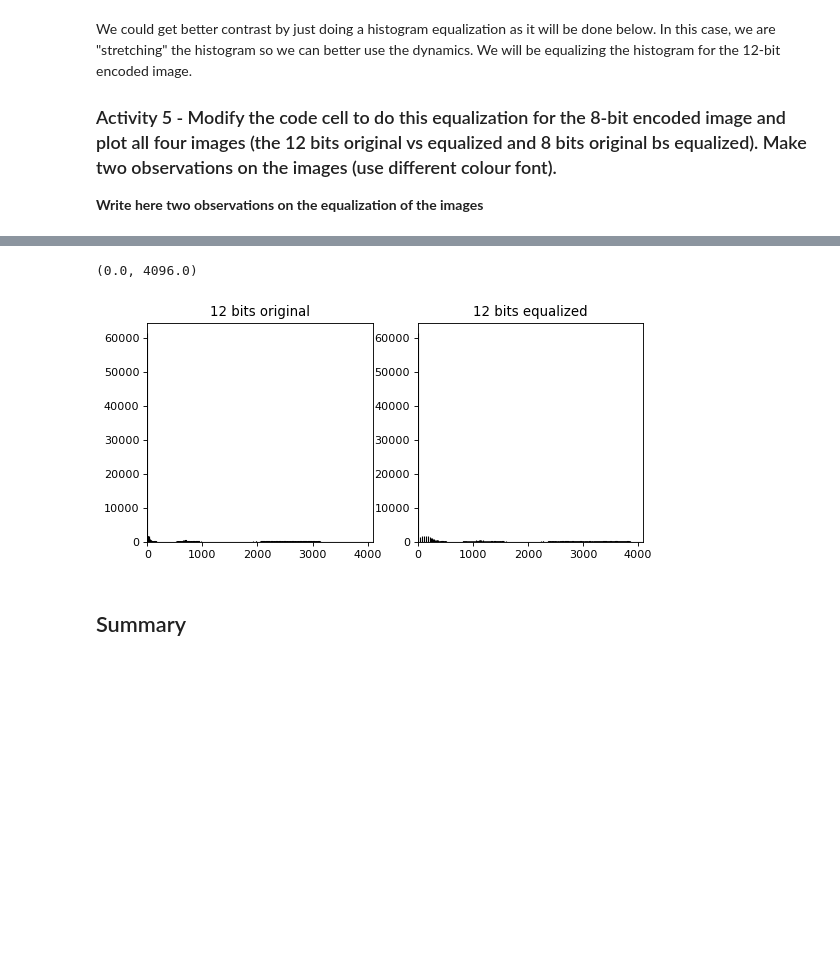
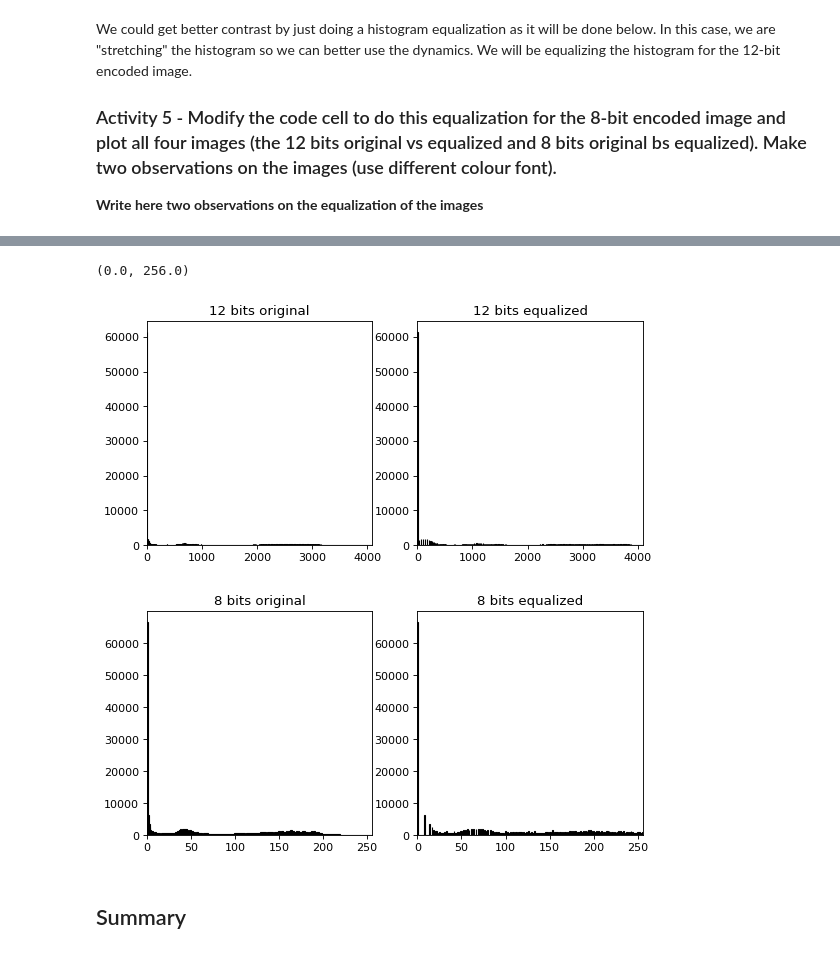
Before and after one commit to Lucas-Ion/Biomedical-Imaging-With-Machine-Learning, a Jupyter notebook: BMEN509-Assignments-main/N2-DICOMImageRendering.ipynb, the cells around one changed output, grey strips where cells are left out. Cells and saved outputs as stored; diff of their text form; code cells hidden in the pictures; blank space fills up the shorter version.

```diff
--- a/BMEN509-Assignments-main/N2-DICOMImageRendering.ipynb
+++ b/BMEN509-Assignments-main/N2-DICOMImageRendering.ipynb
@@ -257,5 +570,28 @@ plt.pcolormesh(Rows, Columns, np.flipud(Im2[:, :]))
 plt.title('Image at 12 bits - New Histogram')
 
 ####ADD your code to equalize the 8-bit image
+
+# Add your code for equalizing the 8 bit image histogram
+# This uses numpy to generate a histogram
+hist,bins = np.histogram(Km.flatten(),256,[0,256])
+cdf = hist.cumsum()         #this obtains the cumulative sum of the histogram
+
+cdf = (cdf - cdf.min())*256/(cdf.max()-cdf.min())         #and this is stretching the cumulative sum through the whole dynamic
+cdf = np.ma.filled(cdf,0).astype('uint16')                 #just converting into the highest possible number of bits (16 for 12)
+
+Km2 = cdf[Km]                                #using this as the "index" for the new image
+
+hist,bins = np.histogram(Km2.flatten(),256,[0,256])
+
+fig=plt.figure(figsize=(8, 8), dpi= 80, facecolor='w', edgecolor='b')
+
+plt.subplot(221)
+plt.pcolormesh(Rows, Columns, np.flipud(Km[:, :]))
+plt.title('Image at 8 bits')
+plt.subplot(222)
+plt.pcolormesh(Rows, Columns, np.flipud(Km2[:, :]))
+plt.title('Image at 8 bits - New Histogram')
+
+
 ## HERE
 # %% [output]
@@ -270,22 +615,38 @@ We could get better contrast by just doing a histogram equalization as it will b
 # %%
 fig=plt.figure(figsize=(8, 8), dpi= 80, facecolor='w', edgecolor='b')
 plt.axes().set_aspect('equal') #this makes the image square
 
 # And we plot the histograms here for the original 12 bit image
 plt.subplot(221)
 plt.hist(Im.flatten(), 4096, [0,4096], fc='k', ec='k')
 plt.title('12 bits original')
 plt.xlim([0,4096])
 plt.subplot(222)
 plt.hist(Im2.flatten(), 4096, [0,4096], fc='k', ec='k')
 plt.title('12 bits equalized')
 plt.xlim([0,4096])
 
 # Add your code for equalizing the 8 bit image histogram
+
+# This uses numpy to generate a histogra
+
+fig=plt.figure(figsize=(8, 8), dpi= 80, facecolor='w', edgecolor='b')
+plt.axes().set_aspect('equal') #this makes the image square
+
+# And we plot the histograms here for the original 8 bit image
+plt.subplot(221)
+plt.hist(Km.flatten(), 256, [0,256], fc='k', ec='k')
+plt.title('8 bits original')
+plt.xlim([0,256])
+plt.subplot(222)
+plt.hist(Km2.flatten(), 256, [0,256], fc='k', ec='k')
+plt.title('8 bits equalized')
+plt.xlim([0,256])
 # HERE
 # %% [output]
-(0.0, 4096.0)
+(0.0, 256.0)
-[figure, old version]
+[figure, new version]
+[figure, added]
 # %% [markdown]
 ## Summary
 # %% [markdown]
```
Also changed, not shown: parts of 17 cells of this notebook.
